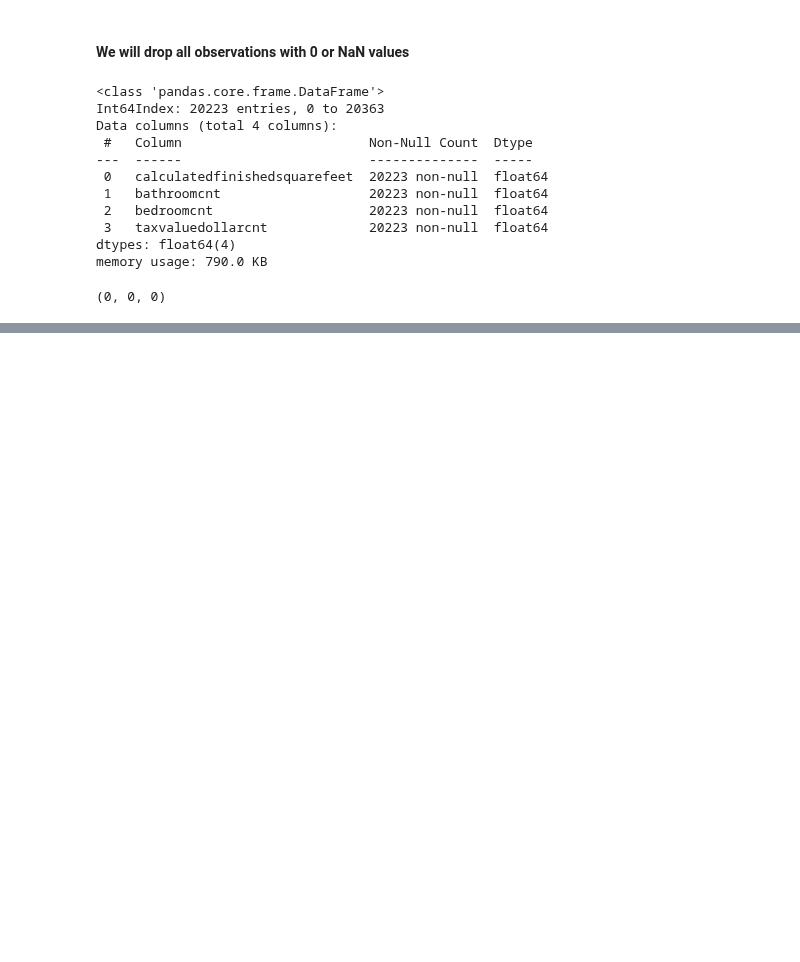
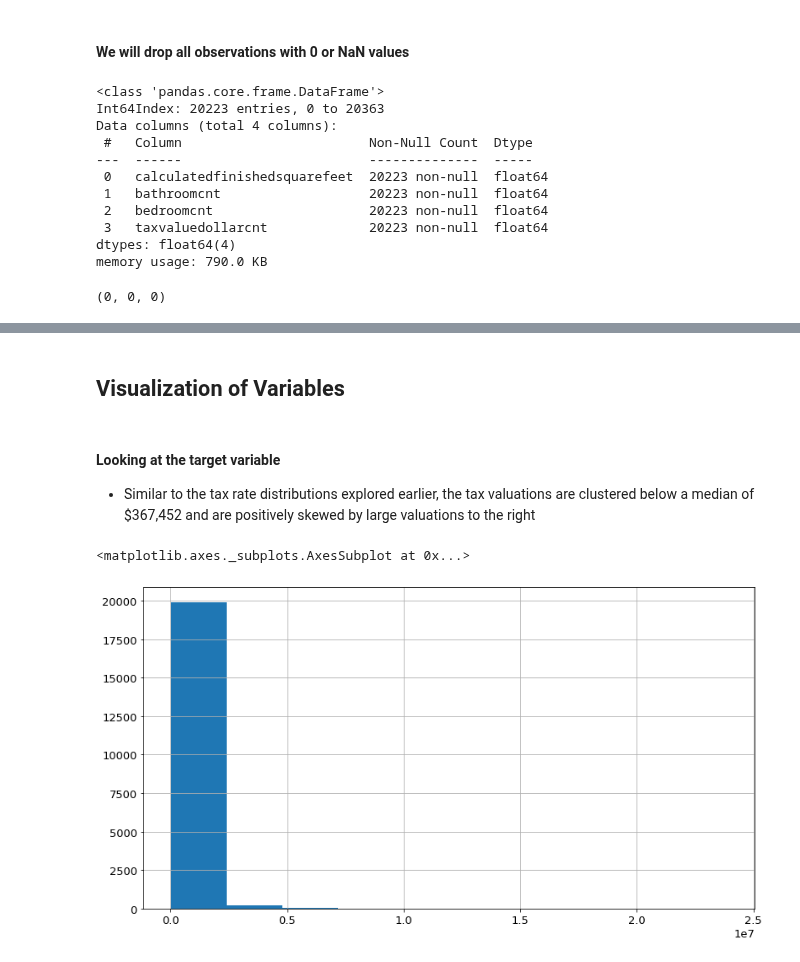
Before and after one commit to Estimating-Home-Value/Predicting-Tax-Assessed-Home-Values, a Jupyter notebook: model.ipynb, the cells around one changed output, grey strips where cells are left out. Saved outputs shown, nothing was run; the diff lists cells and outputs as text; code cells hidden in the pictures; blank space fills up the shorter version.

```diff
--- a/model.ipynb
+++ b/model.ipynb
@@ -267,0 +275,3 @@ bathr_missing, bedr_missing, sf_missing
+# %%
+df = df.drop_duplicates(keep='first', ignore_index=True)
+df.info()
@@ -267,0 +302,15 @@ bathr_missing, bedr_missing, sf_missing
+# %% [markdown]
+## Visualization of Variables
+# %% [markdown]
+#### Looking at the target variable
+- Similar to the tax rate distributions explored earlier, the tax valuations are clustered below a median of $367,452 and are positively skewed by large valuations to the right
+# %%
+plt.rc('font',size=13)
+plt.rc('figure', figsize=(13,7))
+
+# Plot the distribution of the target variable: taxvaluedollarcnt
+
+df.taxvaluedollarcnt.hist()
+# %% [output]
+<matplotlib.axes._subplots.AxesSubplot at 0x...>
+[figure, added]
```
Also changed, not shown: parts of 48 cells of this notebook.
